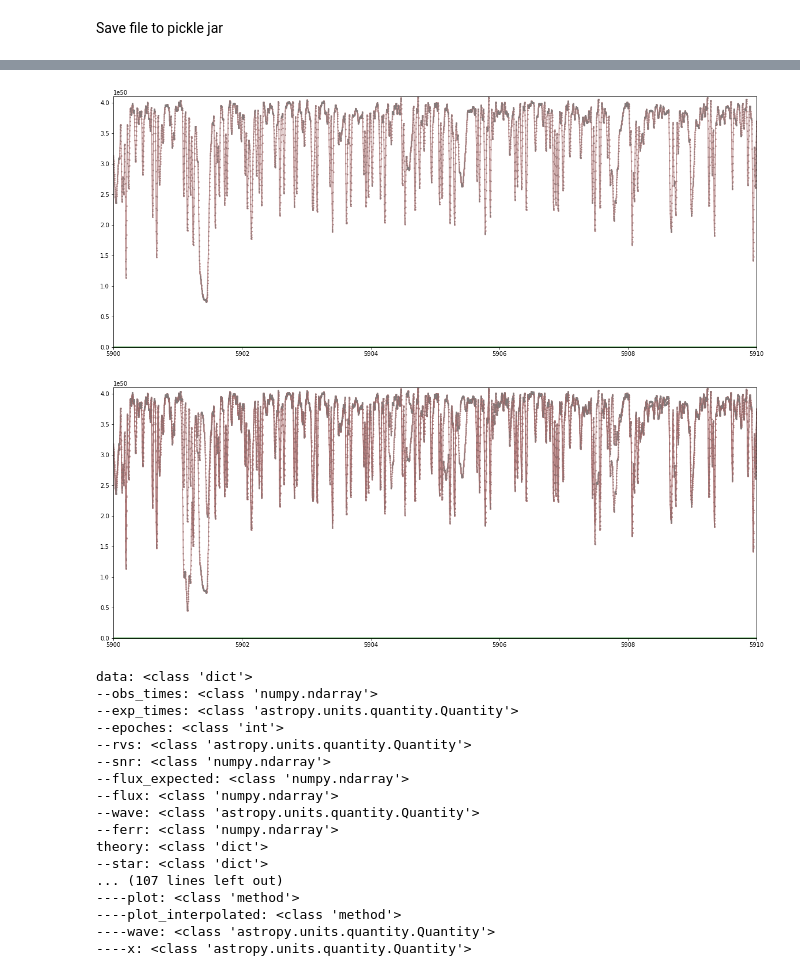
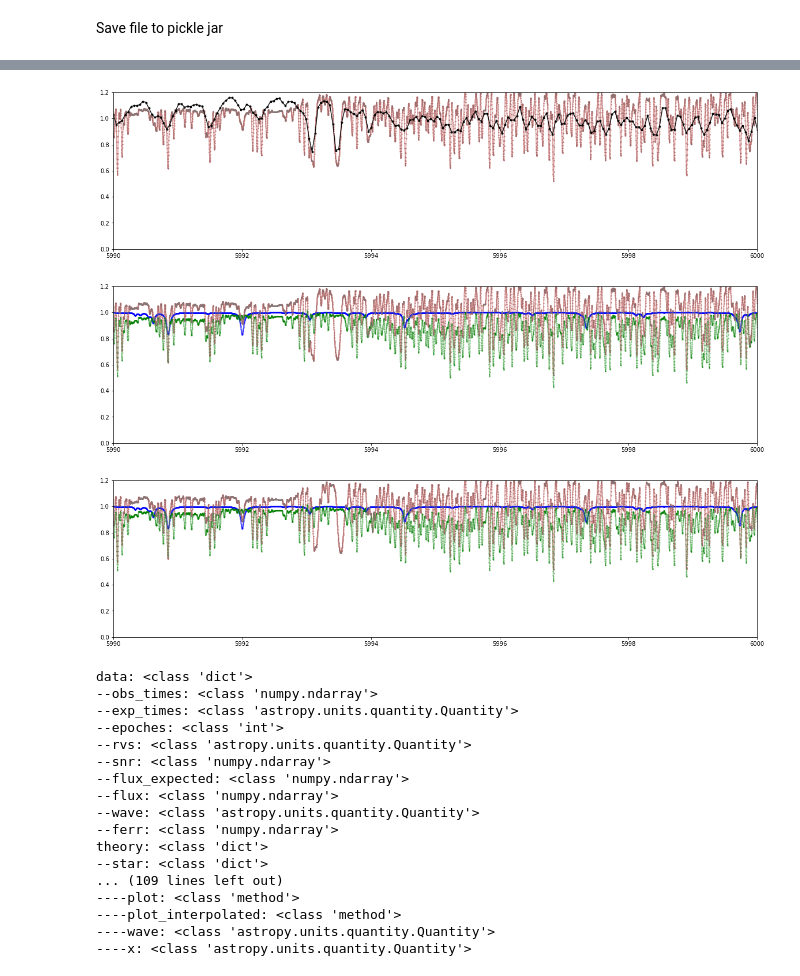
Before and after one commit to mdd423/WobbleSim, a Jupyter notebook: simulacraexample2.0.ipynb, the cells around one changed output, grey strips where cells are left out. Saved outputs shown, nothing was run; the diff lists cells and outputs as text; code cells hidden in the pictures.

Commit message:
update example and add checks for star flux density

```diff
--- a/simulacraexample2.0.ipynb
+++ b/simulacraexample2.0.ipynb
@@ -43,8 +61,8 @@ obs_times, obs_airmass = possible_times[obs_ints], airmass[obs_ints]
 <h2>Tellurics Model</h2>
 The tellurics model requires these airmasses at the time of observation. However each of the pressure, temperatures, and humidities can be set by the user after initialization. If a single value is passed that is used for every epoch. Or you can pass it an array of quantities of size equal to the number of epoches.
 # %%
-wave_min = 590*u.nm
-wave_max = 592*u.nm
+wave_min = 500*u.nm
+wave_max = 630*u.nm
 tellurics_model = simulacra.tellurics.TelFitModel(wave_min,wave_max,loc)
 # %% [markdown]
 Define some atmospheric parameters for the tellurics. These can either be constant over all time or an array with the same length as the number of epoches.
@@ -58,11 +78,12 @@ Here we define the star model with some temperature, distance, logg, and compani
 # %%
 logg = 1.0
 T    = 4800
-z    = 1.0
+z    = -1.0
+distance = 20 * u.lyr
 alpha= 0.4
 amplitude = 2 * u.m/u.s
 period    = 65 * u.day
-stellar_model = PhoenixModel(alpha,z,T,logg,target,amplitude,period)
+stellar_model = PhoenixModel(alpha,distance,z,T,logg,target,amplitude,period)
 # %% [output]
 using saved wave file
 data/stellar/PHOENIX/lte04800-1.00-1.0.Alpha=+0.40.PHOENIX-ACES-AGSS-COND-2011-HiRes.fits
@@ -77,16 +98,17 @@ from simulacra.detector import Detector, spacing_from_res
 Here we define our detector giving it an aperature area, resolution, dark current, read noise, and ccd efficiency. All of these can be except area can be given as an array of the same size as the wave_grid (eg. if the detector has varying resolution or noise levels)
 # %%
 resolution = 130_000
-area = 10 *u.m**2
+area = 10 * u.m**2
 exp_times = 8 * np.ones(epoches)* u.minute
 dark_current = 100/u.s
 read_noise   = 100
 ccd_eff      = 0.99
+through_put  = 1e-6
 
 delta_x = spacing_from_res(resolution)
 x_grid = np.arange(np.log(wave_min.to(u.Angstrom).value),np.log(wave_max.to(u.Angstrom).value),delta_x)
 wave_grid = np.exp(x_grid) * u.Angstrom
 
-detector = Detector(stellar_model,resolution,loc,area,wave_grid,dark_current,read_noise,ccd_eff)
+detector = Detector(stellar_model,resolution,loc,area,wave_grid,dark_current,read_noise,ccd_eff,through_put)
 # %%
 detector.add_model(tellurics_model)
@@ -160,41 +178,42 @@ $$ \sigma^{N}_{ij} = \frac{N^{readout}_{ij}}{SNR_{ij}} $$
 # %%
 import matplotlib.pyplot as plt
-def normalize(y,constant):
-    return y#/constant
+import scipy.ndimage
+def normalize(y,yerr,sigma):
+    y_low = scipy.ndimage.gaussian_filter(y,sigma)
+    return y/y_low, yerr/y
 # %%
-constant = np.mean(data['theory']['interpolated']['total']['flux'])
-fig, ax = plt.subplots(figsize=(20,8))
-plt.xlim(5900,5910)
-plt.ylim(-.001,.4101e51)
-# data.plot_flux(ax,0,['data','flux'],['data','wave'],pargs=simulacra.dataset.data_plot_settings,xy=False)
-data.plot_flux(ax,0,['theory','interpolated','star','flux'],['theory','interpolated','total','wave'],xy=False,pargs={**simulacra.dataset.star_settings,**simulacra.dataset.interpolated_settings},normalize=normalize,nargs=[constant])
-data.plot_flux(ax,0,['theory','interpolated','tellurics','flux'],['theory','interpolated','total','wave'],xy=False,pargs={**simulacra.dataset.tellurics_settings,**simulacra.dataset.interpolated_settings})
-data.plot_flux(ax,0,['theory','interpolated','gascell','flux'],['theory','interpolated','total','wave'],xy=False,pargs={**simulacra.dataset.gas_settings,**simulacra.dataset.interpolated_settings})
-data.plot_flux(ax,0,['theory','interpolated','total','flux'],['theory','interpolated','total','wave'],xy=False,pargs={'color':'gray',**simulacra.dataset.interpolated_settings},normalize=normalize,nargs=[constant])
-data.plot_flux(ax,0,['theory','lsf','flux'],['theory','interpolated','total','wave'],pargs={'color':'pink',**simulacra.dataset.interpolated_settings},normalize=normalize,nargs=[constant])
-data.plot_flux(ax,0,['theory','interpolated','total','flux'],['theory','interpolated','total','wave'],xy=False,pargs={'color':'gray',**simulacra.dataset.interpolated_settings},normalize=normalize,nargs=[constant])
+sigma = 200
+fig, ax = plt.subplots(figsize=(20,5))
+plt.xlim(5990,6000)
+plt.ylim(-.001,1.2)
+data.plot_flux(ax,0,['data','flux'],['data','wave'],ferr_keys=['data','ferr'],pargs=simulacra.dataset.data_plot_settings,xy=False,normalize=normalize,nargs=[sigma])
+data.plot_flux(ax,0,['theory','interpolated','star','flux'],['theory','interpolated','total','wave'],xy=False,pargs={**simulacra.dataset.star_settings,**simulacra.dataset.interpolated_settings},normalize=normalize,nargs=[sigma])
+# data.plot_flux(ax,0,['theory','interpolated','tellurics','flux'],['theory','interpolated','total','wave'],xy=False,pargs={**simulacra.dataset.tellurics_settings,**simulacra.dataset.interpolated_settings})
+# data.plot_flux(ax,0,['theory','interpolated','gascell','flux'],['theory','interpolated','total','wave'],xy=False,pargs={**simulacra.dataset.gas_settings,**simulacra.dataset.interpolated_settings})
+# data.plot_flux(ax,0,['theory','interpolated','total','flux'],['theory','interpolated','total','wave'],xy=False,pargs={'color':'gray',**simulacra.dataset.interpolated_settings},normalize=normalize,nargs=[constant])
+# data.plot_flux(ax,0,['theory','lsf','flux'],['theory','interpolated','total','wave'],pargs={'color':'pink',**simulacra.dataset.interpolated_settings},normalize=normalize,nargs=[constant])
+data.plot_flux(ax,0,['theory','interpolated','total','flux'],['theory','interpolated','total','wave'],xy=False,pargs={'color':'gray',**simulacra.dataset.interpolated_settings},normalize=normalize,nargs=[sigma])
 # data.plot_flux(ax,0,['theory','lsf','flux'],['theory','interpolated','total','wave'],pargs={'color':'pink',**simulacra.dataset.interpolated_settings},normalize=normalize,nargs=[constant])
 plt.show()
 # %% [output]
-[figure, old version]
+[figure, new version]
 # %%
 sort_times = np.argsort(obs_times)
 constant = np.mean(data['theory']['interpolated']['total']['flux'])
-fig, ax = plt.subplots(figsize=(20,8))
-plt.xlim(5900,5910)
-plt.ylim(-.001,.4101e51)
-
 for i in range(2):
-    data.plot_flux(ax,sort_times[i],['theory','interpolated','star','flux'],['theory','interpolated','total','wave'],xy=False,pargs={**simulacra.dataset.star_settings,**simulacra.dataset.interpolated_settings},normalize=normalize,nargs=[constant])
+    fig, ax = plt.subplots(figsize=(20,5))
+    plt.xlim(5990,6000)
+    plt.ylim(-.001,1.2)
+    data.plot_flux(ax,sort_times[i],['theory','interpolated','star','flux'],['theory','interpolated','total','wave'],xy=False,pargs={**simulacra.dataset.star_settings,**simulacra.dataset.interpolated_settings},normalize=normalize,nargs=[sigma])
     data.plot_flux(ax,sort_times[i],['theory','interpolated','tellurics','flux'],['theory','interpolated','total','wave'],xy=False,pargs={**simulacra.dataset.tellurics_settings,**simulacra.dataset.interpolated_settings})
     data.plot_flux(ax,sort_times[i],['theory','interpolated','gascell','flux'],['theory','interpolated','total','wave'],xy=False,pargs={**simulacra.dataset.gas_settings,**simulacra.dataset.interpolated_settings})
-    data.plot_flux(ax,sort_times[i],['theory','interpolated','total','flux'],['theory','interpolated','total','wave'],xy=False,pargs={'color':'gray',**simulacra.dataset.interpolated_settings},normalize=normalize,nargs=[constant])
-    data.plot_flux(ax,sort_times[i],['theory','lsf','flux'],['theory','interpolated','total','wave'],pargs={'color':'pink',**simulacra.dataset.interpolated_settings},normalize=normalize,nargs=[constant])
-    data.plot_flux(ax,sort_times[i],['theory','interpolated','total','flux'],['theory','interpolated','total','wave'],xy=False,pargs={'color':'gray',**simulacra.dataset.interpolated_settings},normalize=normalize,nargs=[constant])
-    # data.plot_flux(ax,0,['theory','lsf','flux'],['theory','interpolated','total','wave'],pargs={'color':'pink',**simulacra.dataset.interpolated_settings},normalize=normalize,nargs=[constant])
-plt.show()
+    data.plot_flux(ax,sort_times[i],['theory','interpolated','total','flux'],['theory','interpolated','total','wave'],xy=False,pargs={'color':'gray',**simulacra.dataset.interpolated_settings},normalize=normalize,nargs=[sigma])
+    data.plot_flux(ax,sort_times[i],['theory','lsf','flux'],['theory','interpolated','total','wave'],pargs={'color':'pink',**simulacra.dataset.interpolated_settings},normalize=normalize,nargs=[sigma])
+    data.plot_flux(ax,sort_times[i],['theory','lsf','flux'],['theory','interpolated','total','wave'],pargs={'color':'pink',**simulacra.dataset.interpolated_settings},normalize=normalize,nargs=[sigma])
+    plt.show()
 # %% [output]
-[figure, old version]
+[figure, new version]
+[figure, added]
 # %%
 from simulacra.dataset import print_keys
 print_keys(data)
@@ -211,7 +230,7 @@ data: <class 'dict'>
 --ferr: <class 'numpy.ndarray'>
 theory: <class 'dict'>
 --star: <class 'dict'>
-... (107 lines left out)
+... (109 lines left out)
 ----plot: <class 'method'>
 ----plot_interpolated: <class 'method'>
 ----wave: <class 'astropy.units.quantity.Quantity'>
```
Also changed, not shown: parts of 8 cells of this notebook, 3 other files.
